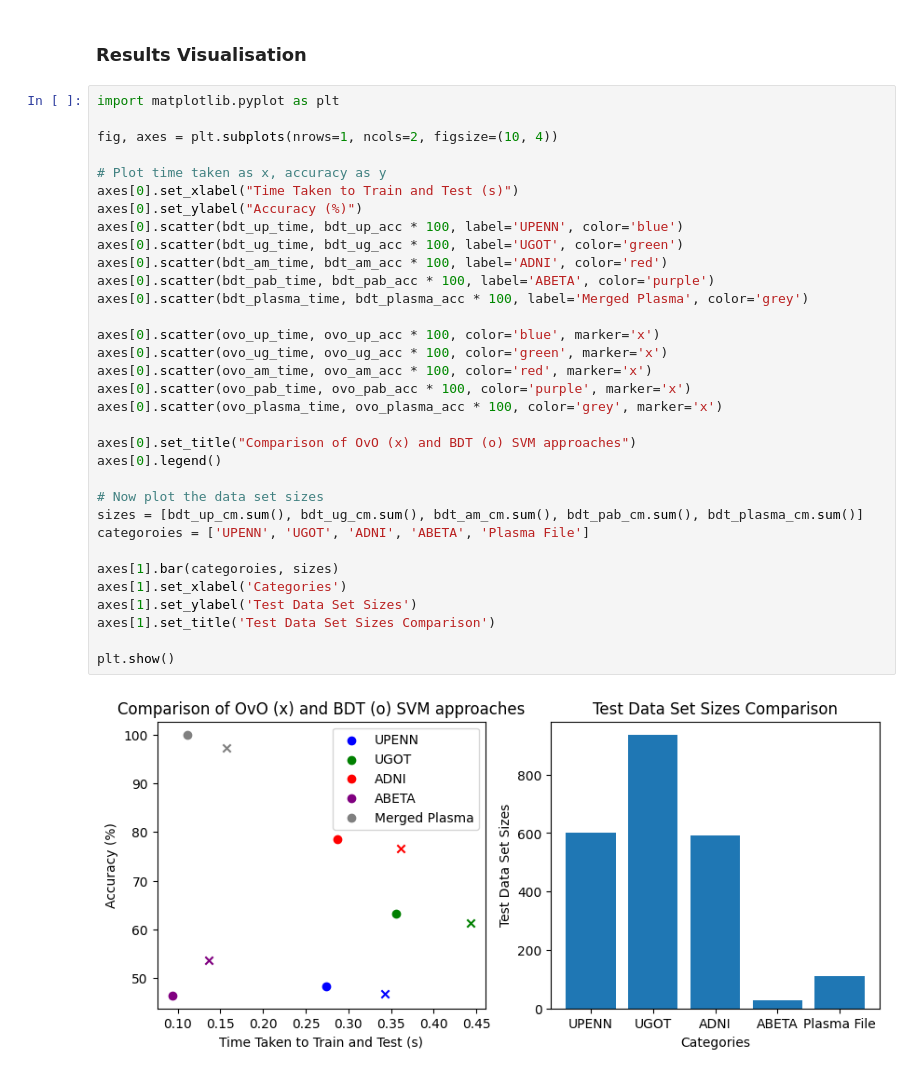
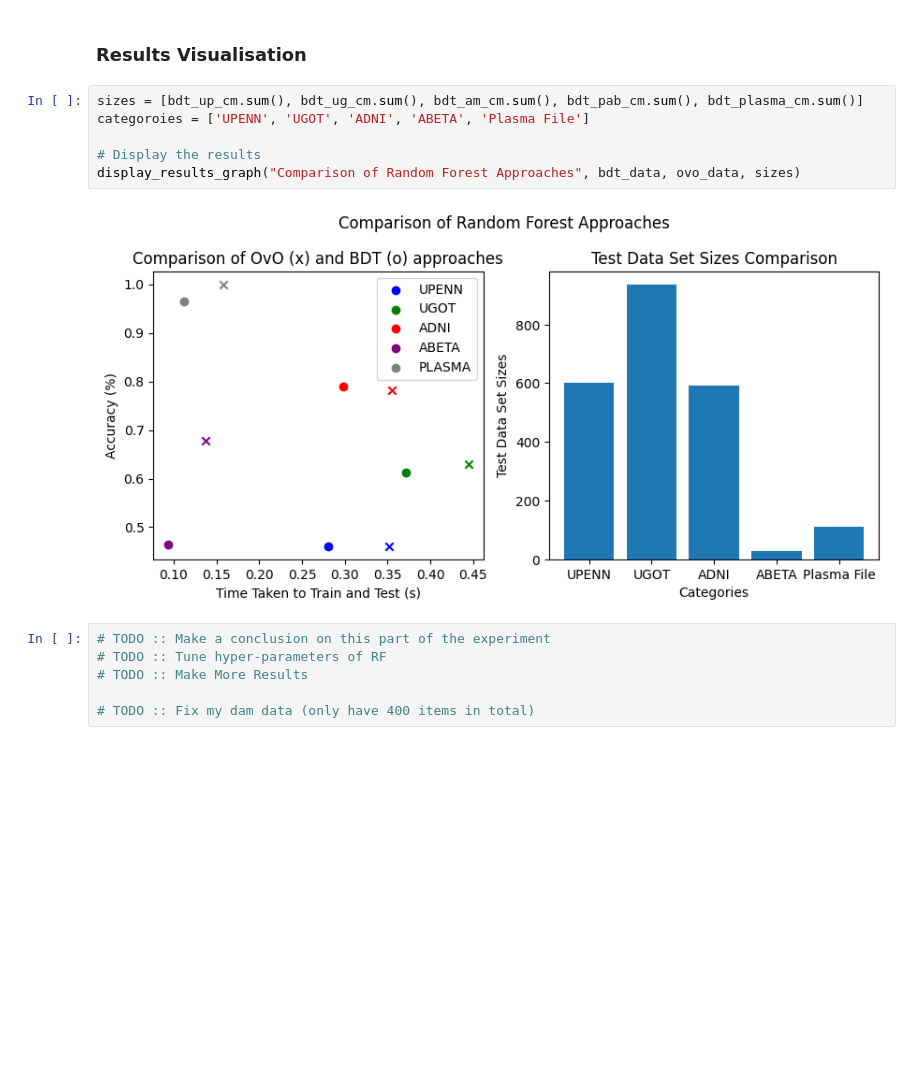
Before and after one commit to danielmakin/NoMoreAlzheimersDisease, a Jupyter notebook: main.ipynb, the cells around one changed output. Cells and saved outputs as stored; diff of their text form; blank space fills up the shorter version.

```diff
--- a/main.ipynb
+++ b/main.ipynb
@@ -681,37 +689,16 @@ Mereged Plasma
 # %% [markdown]
 ### Results Visualisation
-# %%
-import matplotlib.pyplot as plt
-
-fig, axes = plt.subplots(nrows=1, ncols=2, figsize=(10, 4))
-
-# Plot time taken as x, accuracy as y
-axes[0].set_xlabel("Time Taken to Train and Test (s)")
-axes[0].set_ylabel("Accuracy (%)")
-axes[0].scatter(bdt_up_time, bdt_up_acc * 100, label='UPENN', color='blue')
-axes[0].scatter(bdt_ug_time, bdt_ug_acc * 100, label='UGOT', color='green')
-axes[0].scatter(bdt_am_time, bdt_am_acc * 100, label='ADNI', color='red')
-axes[0].scatter(bdt_pab_time, bdt_pab_acc * 100, label='ABETA', color='purple')
-axes[0].scatter(bdt_plasma_time, bdt_plasma_acc * 100, label='Merged Plasma', color='grey')
-
-axes[0].scatter(ovo_up_time, ovo_up_acc * 100, color='blue', marker='x')
-axes[0].scatter(ovo_ug_time, ovo_ug_acc * 100, color='green', marker='x')
-axes[0].scatter(ovo_am_time, ovo_am_acc * 100, color='red', marker='x')
-axes[0].scatter(ovo_pab_time, ovo_pab_acc * 100, color='purple', marker='x')
-axes[0].scatter(ovo_plasma_time, ovo_plasma_acc * 100, color='grey', marker='x')
-
-axes[0].set_title("Comparison of OvO (x) and BDT (o) SVM approaches")
-axes[0].legend()
-
-# Now plot the data set sizes
-sizes = [bdt_up_cm.sum(), bdt_ug_cm.sum(), bdt_am_cm.sum(), bdt_pab_cm.sum(), bdt_plasma_cm.sum()]
-categoroies = ['UPENN', 'UGOT', 'ADNI', 'ABETA', 'Plasma File']
-
-axes[1].bar(categoroies, sizes)
-axes[1].set_xlabel('Categories')
-axes[1].set_ylabel('Test Data Set Sizes')
-axes[1].set_title('Test Data Set Sizes Comparison')
-
-plt.show()
-# %% [output]
-[figure, removed]
+# %%
+sizes = [bdt_up_cm.sum(), bdt_ug_cm.sum(), bdt_am_cm.sum(), bdt_pab_cm.sum(), bdt_plasma_cm.sum()]
+categoroies = ['UPENN', 'UGOT', 'ADNI', 'ABETA', 'Plasma File']
+
+# Display the results
+display_results_graph("Comparison of Random Forest Approaches", bdt_data, ovo_data, sizes)
+# %% [output]
+[figure, added]
+# %%
+# TODO :: Make a conclusion on this part of the experiment
+# TODO :: Tune hyper-parameters of RF
+# TODO :: Make More Results
+
+# TODO :: Fix my dam data (only have 400 items in total)
```
Also changed, not shown: parts of 13 cells of this notebook, 2 other files.
